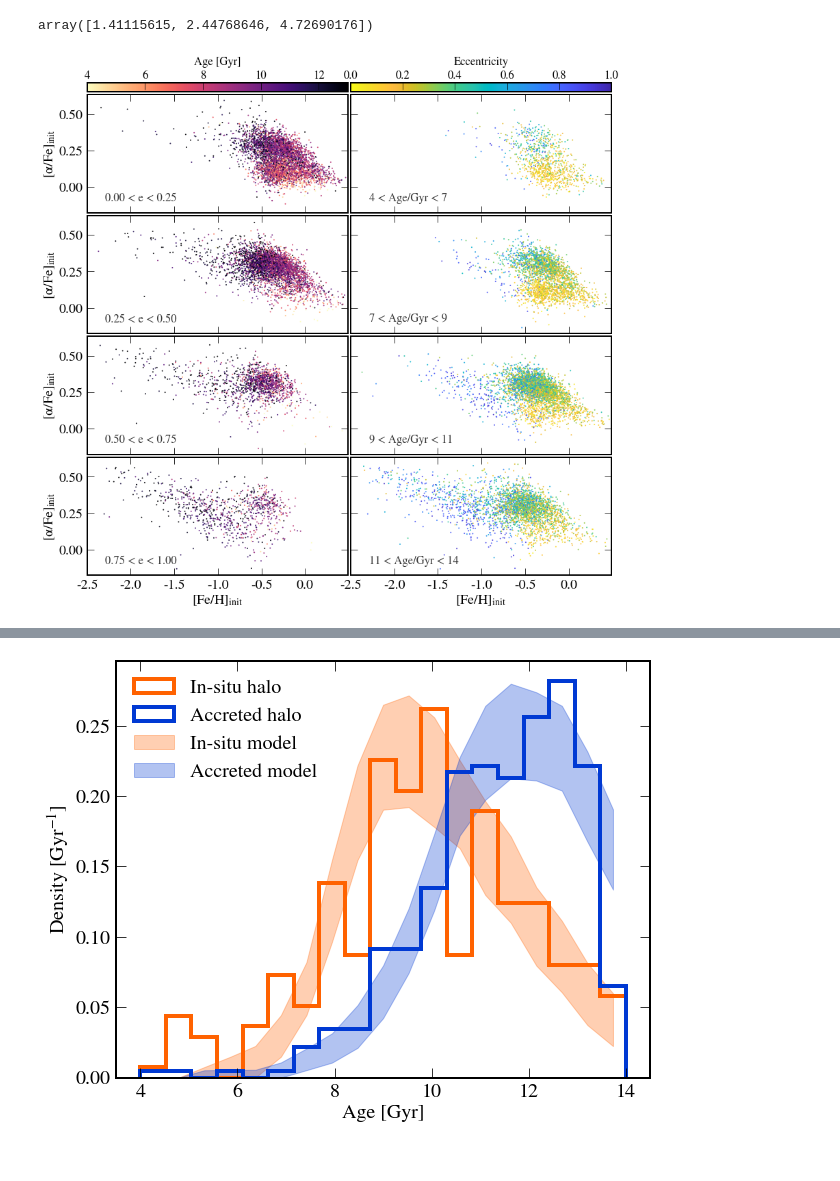
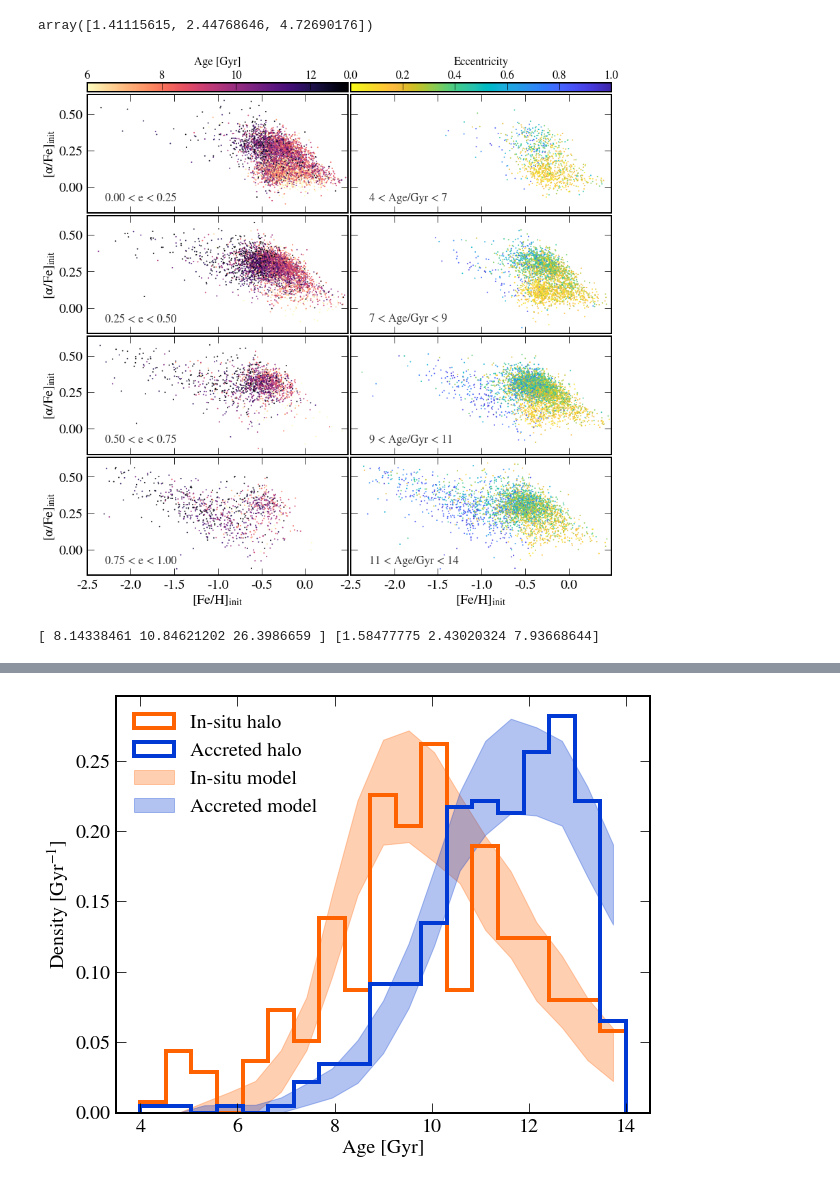
Before and after one commit to abonaca/mw_timing, a Jupyter notebook: notebooks/paper_figures.ipynb, the cells around one changed output, grey strips where cells are left out. Cells and saved outputs as stored; diff of their text form; code cells hidden in the pictures.

```diff
--- a/notebooks/paper_figures.ipynb
+++ b/notebooks/paper_figures.ipynb
@@ -449,11 +450,11 @@ for i in range(Ne):
 #             label='', rasterized=True)
     cmap0 = 'magma_r'
     plt.scatter(t['init_FeH'][ind_safeage & ind], t['init_aFe'][ind_safeage & ind], c=age[ind_safeage & ind],
-               vmin=4, vmax=13, cmap=cmap0, rasterized=True, s=1, alpha=0.8)
+               vmin=6, vmax=13, cmap=cmap0, rasterized=True, s=1, alpha=0.8)
 
     # double scatter with alpha=1 to avoid issues with gray lines in the colorbar
     ima = plt.scatter(t['init_FeH'][ind_safeage & ind]+5, t['init_aFe'][ind_safeage & ind], c=age[ind_safeage & ind],
-               vmin=4, vmax=13, cmap=cmap0, rasterized=True, s=1, alpha=1)
+               vmin=6, vmax=13, cmap=cmap0, rasterized=True, s=1, alpha=1)
 
     plt.xlim(-2.5,0.49)
     plt.ylabel('[$\\alpha$/Fe]$_{init}$')
@@ -484,32 +485,37 @@ for j in range(2):
 
 plt.tight_layout(w_pad=0.2, h_pad=0.2)
 cmap = 'parula'
 
 plt.sca(ax[0][0])
 pos = plt.gca().get_position()
 cax_age = plt.axes([pos.x0, pos.y1+0.005, pos.x1 - pos.x0, 0.017])
 plt.colorbar(ima, cax=cax_age, orientation='horizontal', ticks=[4,6,8,10,12])
 # cbar = plt.colorbar(ima, cax=cax_age, orientation='horizontal', ticks=[7,9,11])
 plt.gca().xaxis.set_ticks_position('top')
 plt.xticks(fontsize='small', y=0.7)
 plt.gca().xaxis.set_label_position('top')
 plt.xlabel('Age [Gyr]', fontsize='small', labelpad=8)
 
 plt.sca(ax[0][1])
 pos = plt.gca().get_position()
 cax_ecc = plt.axes([pos.x0, pos.y1+0.005, pos.x1 - pos.x0, 0.017])
 cbar = plt.colorbar(ime, cax=cax_ecc, orientation='horizontal', ticks=np.arange(0,1.1,0.2))
 # cbar = plt.colorbar(ime, cax=cax_ecc, orientation='horizontal', ticks=[0,0.25,0.5,0.75])
 # cbar.solids.set_edgecolor('face')
 plt.gca().xaxis.set_ticks_position('top')
 plt.xticks(fontsize='small', y=0.7)
 plt.gca().xaxis.set_label_position('top')
 plt.xlabel('Eccentricity', fontsize='small', labelpad=8)
 
 # plt.yticks(fontsize=font_tick)
 # plt.ylabel('$\sigma_{Age} / Age$', fontsize='small')
 
-plt.savefig('../plots/afeh_eccen_age_{:s}.png'.format(cmap))
+# plt.savefig('../plots/afeh_eccen_age_{:s}.png'.format(cmap))
 plt.savefig('../paper/afeh_eccen_age.pdf')
 # %% [output]
-[figure, old version]
+[figure, new version]
+# %%
+print(np.percentile(t['Rapo_pot1'][ind_highe & ind_safeage], [10,50,90]),
+np.percentile(t['zmax_pot1'][ind_highe & ind_safeage], [10,50,90]))
+# %% [output]
+[ 8.14338461 10.84621202 26.3986659 ] [1.58477775 2.43020324 7.93668644]
```
Also changed, not shown: parts of 8 cells of this notebook.
